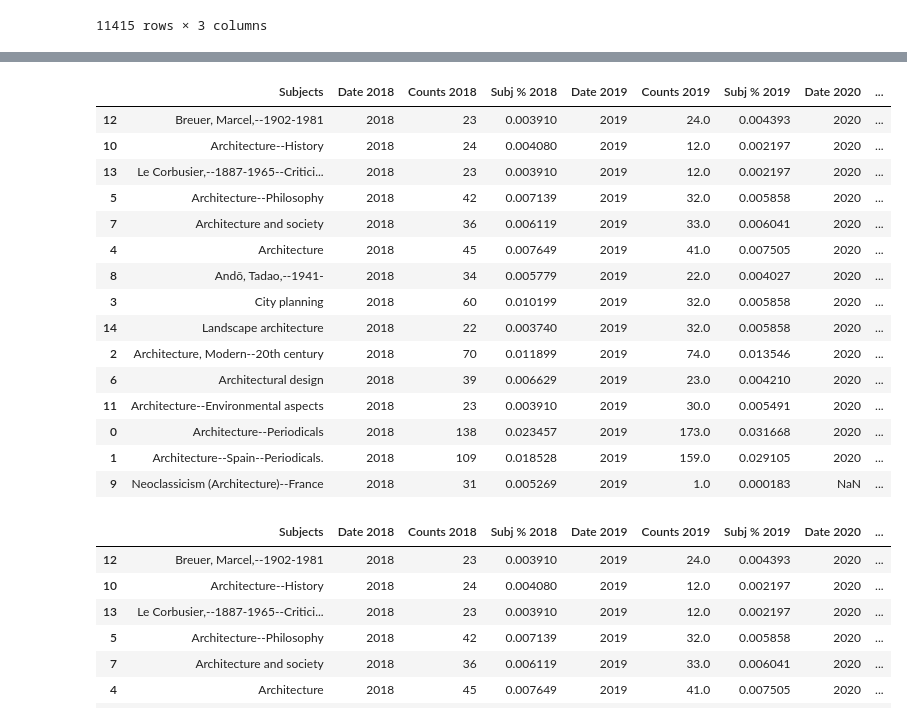
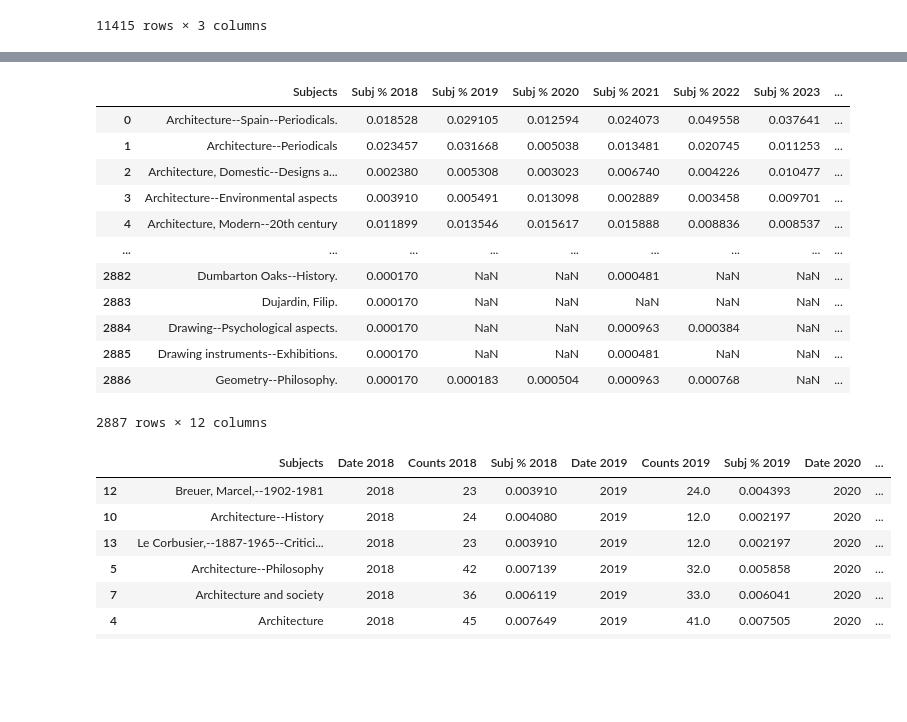
Before and after one commit to senderrr/Architecture, a Jupyter notebook: ArchitectureNotebookPlots.ipynb, the cells around one changed output, grey strips where cells are left out. Saved outputs shown, nothing was run; the diff lists cells and outputs as text; code cells hidden in the pictures; blank space fills up the shorter version.

```diff
--- a/ArchitectureNotebookPlots.ipynb
+++ b/ArchitectureNotebookPlots.ipynb
@@ -366,7 +366,9 @@ def DiffPerc(df,head, order):
 
     merged_df5['2019 Diff 2018'] = merged_df5['Subj % 2019'] - merged_df5['Subj % 2018']
 
-    merged_df5 = merged_df5.head(head).sort_values(by=['Subj % 2023'], ascending=[order]).reset_index(drop=True)
+    #merged_df5 = merged_df5.head(head).sort_values(by=['Subj % 2023'], ascending=[order]).reset_index(drop=True)
+    merged_df5 = merged_df5.sort_values(by=['Subj % 2023'], ascending=[order]).reset_index(drop=True)
+
     merged_df5 = merged_df5[['Subjects', 'Subj % 2018', 'Subj % 2019', 'Subj % 2020', 'Subj % 2021', 'Subj % 2022', 'Subj % 2023',
                              '2019 Diff 2018', '2020 Diff 2018','2021 Diff 2018', '2022 Diff 2018',  '2023 Diff 2018']]
 
@@ -419,22 +411,19 @@ len(t)
 # %%
-DiffPerc(one_df)
+DiffPerc(one_df, 15, False)
 # %% [output]
-|  | Subjects | Date 2018 | Counts 2018 | Subj % 2018 | Date 2019 | Counts 2019 | Subj % 2019 | Date 2020 | ... |
-| 12 | Breuer, Marcel,--1902-1981 | 2018 | 23 | 0.003910 | 2019 | 24.0 | 0.004393 | 2020 | ... |
-| 10 | Architecture--History | 2018 | 24 | 0.004080 | 2019 | 12.0 | 0.002197 | 2020 | ... |
-| 13 | Le Corbusier,--1887-1965--Critici... | 2018 | 23 | 0.003910 | 2019 | 12.0 | 0.002197 | 2020 | ... |
-| 5 | Architecture--Philosophy | 2018 | 42 | 0.007139 | 2019 | 32.0 | 0.005858 | 2020 | ... |
-| 7 | Architecture and society | 2018 | 36 | 0.006119 | 2019 | 33.0 | 0.006041 | 2020 | ... |
-| 4 | Architecture | 2018 | 45 | 0.007649 | 2019 | 41.0 | 0.007505 | 2020 | ... |
-| 8 | Andō, Tadao,--1941- | 2018 | 34 | 0.005779 | 2019 | 22.0 | 0.004027 | 2020 | ... |
-| 3 | City planning | 2018 | 60 | 0.010199 | 2019 | 32.0 | 0.005858 | 2020 | ... |
-| 14 | Landscape architecture | 2018 | 22 | 0.003740 | 2019 | 32.0 | 0.005858 | 2020 | ... |
-| 2 | Architecture, Modern--20th century | 2018 | 70 | 0.011899 | 2019 | 74.0 | 0.013546 | 2020 | ... |
-| 6 | Architectural design | 2018 | 39 | 0.006629 | 2019 | 23.0 | 0.004210 | 2020 | ... |
-| 11 | Architecture--Environmental aspects | 2018 | 23 | 0.003910 | 2019 | 30.0 | 0.005491 | 2020 | ... |
-| 0 | Architecture--Periodicals | 2018 | 138 | 0.023457 | 2019 | 173.0 | 0.031668 | 2020 | ... |
-| 1 | Architecture--Spain--Periodicals. | 2018 | 109 | 0.018528 | 2019 | 159.0 | 0.029105 | 2020 | ... |
-| 9 | Neoclassicism (Architecture)--France | 2018 | 31 | 0.005269 | 2019 | 1.0 | 0.000183 | NaN | ... |
+|  | Subjects | Subj % 2018 | Subj % 2019 | Subj % 2020 | Subj % 2021 | Subj % 2022 | Subj % 2023 | ... |
+| 0 | Architecture--Spain--Periodicals. | 0.018528 | 0.029105 | 0.012594 | 0.024073 | 0.049558 | 0.037641 | ... |
+| 1 | Architecture--Periodicals | 0.023457 | 0.031668 | 0.005038 | 0.013481 | 0.020745 | 0.011253 | ... |
+| 2 | Architecture, Domestic--Designs a... | 0.002380 | 0.005308 | 0.003023 | 0.006740 | 0.004226 | 0.010477 | ... |
+| 3 | Architecture--Environmental aspects | 0.003910 | 0.005491 | 0.013098 | 0.002889 | 0.003458 | 0.009701 | ... |
+| 4 | Architecture, Modern--20th century | 0.011899 | 0.013546 | 0.015617 | 0.015888 | 0.008836 | 0.008537 | ... |
+| ... | ... | ... | ... | ... | ... | ... | ... | ... |
+| 2882 | Dumbarton Oaks--History. | 0.000170 | NaN | NaN | 0.000481 | NaN | NaN | ... |
+| 2883 | Dujardin, Filip. | 0.000170 | NaN | NaN | NaN | NaN | NaN | ... |
+| 2884 | Drawing--Psychological aspects. | 0.000170 | NaN | NaN | 0.000963 | 0.000384 | NaN | ... |
+| 2885 | Drawing instruments--Exhibitions. | 0.000170 | NaN | NaN | 0.000481 | NaN | NaN | ... |
+| 2886 | Geometry--Philosophy. | 0.000170 | 0.000183 | 0.000504 | 0.000963 | 0.000768 | NaN | ... |
+2887 rows × 12 columns
 # %%
 # use mask function to subset by year
 subset_2018 = Mask('2018', one_df)
```
Also changed, not shown: parts of 16 cells of this notebook.
